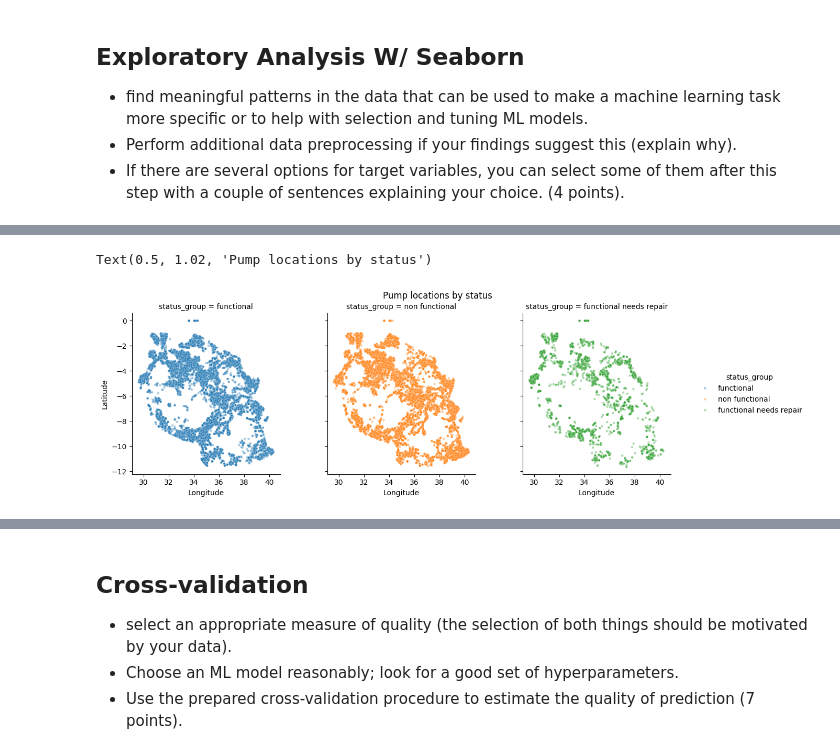
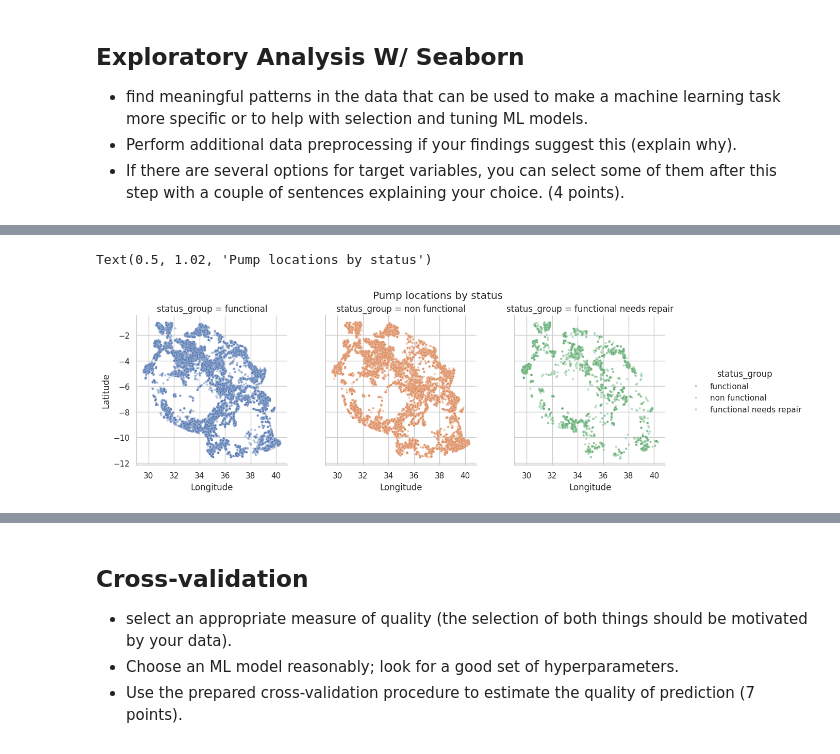
Before and after one commit to OrionXV/AI7101-Project, a Jupyter notebook: CleanStart.ipynb, the cells around one changed output, grey strips where cells are left out. Drawn from its saved outputs; the diff is of its cells as text; code cells hidden in the pictures.

```diff
--- a/CleanStart.ipynb
+++ b/CleanStart.ipynb
@@ -17,7 +17,7 @@ Resolving deltas: 100% (33/33), done.
 ## Import the data
 Load the data using pandas and split the data frame into X (inputs) and y (outputs). (2 points)
 # %%
-import os
+import warnings, sys, os
 import pandas as pd
 import numpy as np
 import matplotlib.pyplot as plt
@@ -28,10 +28,12 @@ from sklearn.preprocessing import OneHotEncoder
 from sklearn.compose import ColumnTransformer
 from sklearn.pipeline import Pipeline
 from sklearn.impute import SimpleImputer, KNNImputer
+from sklearn.impute import SimpleImputer
+from sklearn.base import BaseEstimator, TransformerMixin
 
-# Suppress warnings for clarity
-import warnings
-warnings.filterwarnings('ignore')
+warnings.filterwarnings("ignore")
+sns.set_theme(style="whitegrid")
+pd.set_option("display.max_columns", 100)
 # %%
 BASE_DIR = '/content/AI7101-Project/data'
 
@@ -236,14 +338,14 @@ plt.show()
 # %%
 # previous graph isnt that obvious, so instead map each spatial area by class
-tmp = df_proc[['longitude','latitude','status_group']]
-
+d = df[['longitude','latitude','status_group']]
+d = d[(d["longitude"] != 0) & d["latitude"].notna()]
 g = sns.relplot(
-    data=tmp, x='longitude', y='latitude',
-    col='status_group', col_wrap=3, s=10, alpha=0.4, height=4, hue=y
+    data=d, x='longitude', y='latitude',
+    col='status_group', col_wrap=3, s=10, alpha=0.4, height=4, hue=y_raw
 )
 g.set(xlabel='Longitude', ylabel='Latitude', aspect='equal')
 g.fig.suptitle('Pump locations by status', y=1.02)
-#results show that no, it doesnt seem to really affect
+# results show that no, it doesnt seem to really affect
 # %% [output]
 Text(0.5, 1.02, 'Pump locations by status')
-[figure, old version]
+[figure, new version]
```
Also changed, not shown: parts of 13 cells of this notebook.
